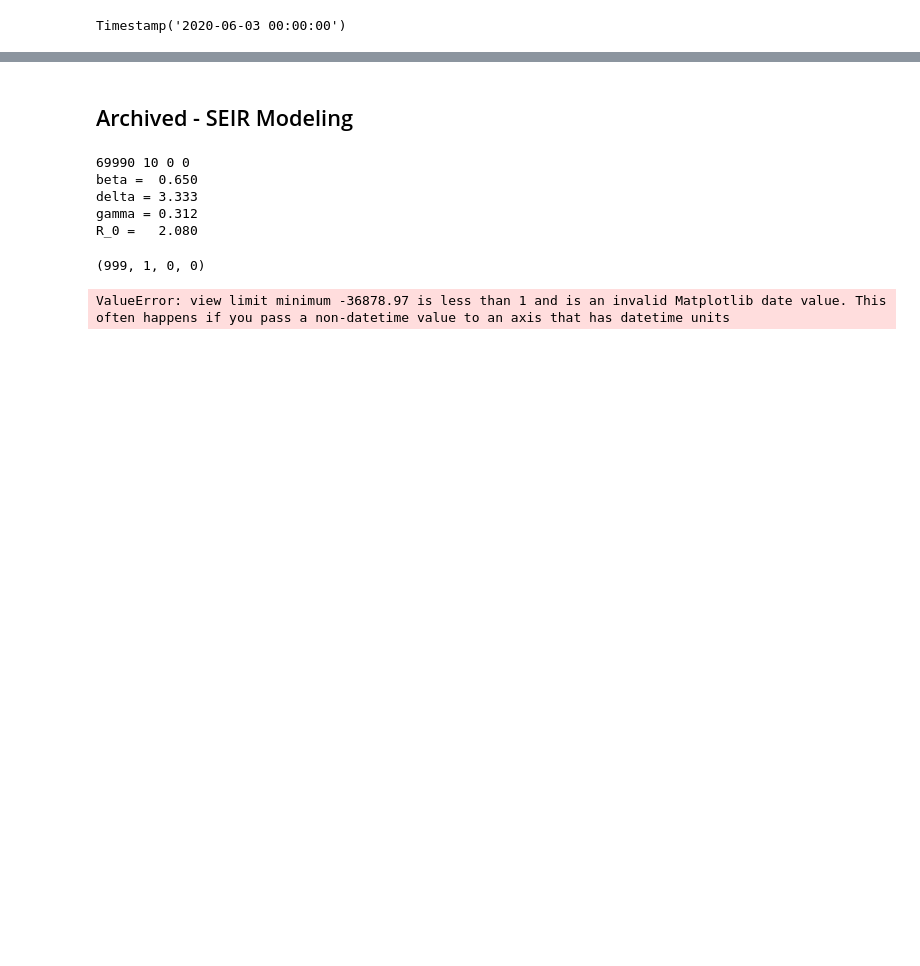
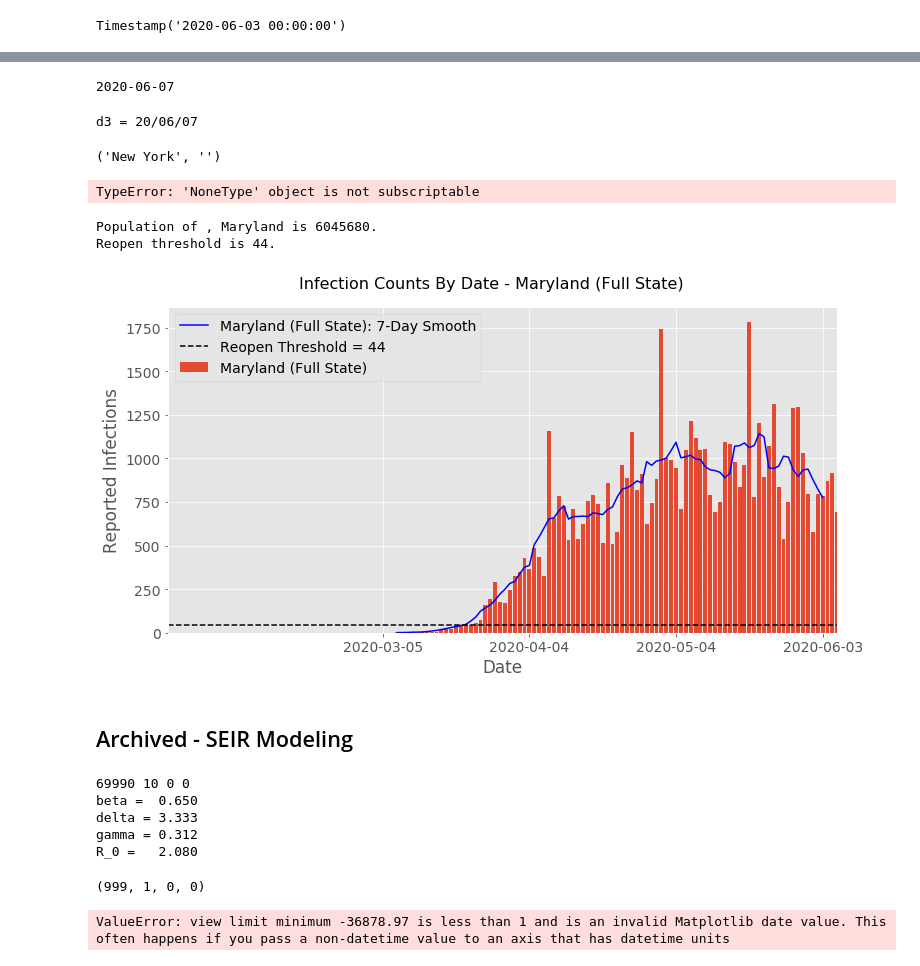
Before and after one commit to AsaKientz/covid-forecasting, a Jupyter notebook: notebooks/Covid-Capstone-III.ipynb, the cells around one changed output, grey strips where cells are left out. Cells and saved outputs as stored; diff of their text form; code cells hidden in the pictures; blank space fills up the shorter version.

Commit message:
new images

```diff
--- a/notebooks/Covid-Capstone-III.ipynb
+++ b/notebooks/Covid-Capstone-III.ipynb
@@ -47,16 +48,21 @@ def get_state_or_county_data(region, num_days = 7):
             and deaths (total and daily) for the specified region
         - region_pop: (Int64) Population (2019 estimate) for the specified region
     '''
+    def get_full_date_range(df):
+        df['date'] = pd.to_datetime(df.date, format = "%Y/%m/%d")
+        date_range = (df['date'].min(), df['date'].max())
+        return date_range
+
     if region[1]=='Entire State' or region[1]=='':
         df_cases = pd.read_csv('https://raw.githubusercontent.com/nytimes/covid-19-data/master/us-states.csv')
+        date_range = get_full_date_range(df_cases)
         df_cases_region = df_cases.loc[(df_cases['state']==region[0])].reset_index()
         county_popul = region[0]
     else:
         df_cases = pd.read_csv('https://raw.githubusercontent.com/nytimes/covid-19-data/master/us-counties.csv')
+        date_range = get_full_date_range(df_cases)
         df_cases_region = df_cases.loc[(df_cases['state']==region[0]) & (df_cases['county'].str.startswith(region[1]))].reset_index()
         county_popul = region[1] + ' County'
-
-    df_cases_region['date'] = pd.to_datetime(df_cases_region.date, format = "%Y/%m/%d")
 
     df_cases_region['daily_cases'] = df_cases_region['cases'] - df_cases_region['cases'].shift(1)
     df_cases_region['daily_cases'].fillna(value=0, inplace=True)
@@ -71,7 +77,7 @@ def get_state_or_county_data(region, num_days = 7):
     df_pop = pd.read_csv('https://www2.census.gov/programs-surveys/popest/datasets/2010-2019/counties/totals/co-est2019-alldata.csv', encoding='latin-1')
     region_pop = df_pop.loc[(df_pop['STNAME']==region[0]) & (df_pop['CTYNAME']==county_popul), 'POPESTIMATE2019'].values[0]
 
-    return df_cases_region, region_pop
+    return df_cases_region, region_pop, date_range
 # %% [markdown]
 ## Add in CDC Reopen Threshold and replot
 # %%
@@ -79,7 +85,7 @@ def get_state_or_county_data(region, num_days = 7):
 reopen_thresh = 10./100000/14
 region_init = ('Michigan','')
 num_days_smooth = 7
-df2, states_pop = get_state_or_county_data(region_init, num_days_smooth)
+df2, states_pop, date_range = get_state_or_county_data(region_init, num_days_smooth)
 print(f'Population of {region_init[1]}, {region_init[0]} is {states_pop}.')
 state_reopen_thresh = math.ceil(states_pop * reopen_thresh)
 print(f'Reopen threshold is {state_reopen_thresh}.')
@@ -134,3 +142,38 @@ fig.savefig(f'../images/daily_infection_rates_target_{label_text.replace(" ", "_
+# %%
+curr_date = datetime.date(datetime.now())
+print(curr_date)
+# %% [output]
+2020-06-07
+# %%
+# today = date.today()
+d3 = date.today().strftime("%y/%m/%d")
+print("d3 =", d3)
+# %% [output]
+d3 = 20/06/07
+# %%
+region_list = [('New York',''), ('Colorado',''), ('Florida',''), ('California','')]
+for i in region_list:
+    print(i)[0]
+# %% [output]
+('New York', '')
+TypeError: 'NoneType' object is not subscriptable
+# %%
+# CDC guideline threshold of 10 reported infections per 100k pop every 14 days
+reopen_thresh = 10./100000/14
+region_init = ('Maryland','')
+num_days_smooth = 7
+
+df2, states_pop, date_range = get_state_or_county_data(region_init, num_days_smooth)
+
+print(f'Population of {region_init[1]}, {region_init[0]} is {states_pop}.')
+state_reopen_thresh = math.ceil(states_pop * reopen_thresh)
+print(f'Reopen threshold is {state_reopen_thresh}.')
+
+plot_region_infections(df2, states_pop, date_range, num_days_smooth = num_days_smooth, save_fig = False)
+# %% [output]
+Population of , Maryland is 6045680.
+Reopen threshold is 44.
+[figure, added]
 # %% [markdown]
 ## Archived - SEIR Modeling
 # %%
```
Also changed, not shown: parts of 4 cells of this notebook, 6 other files.
